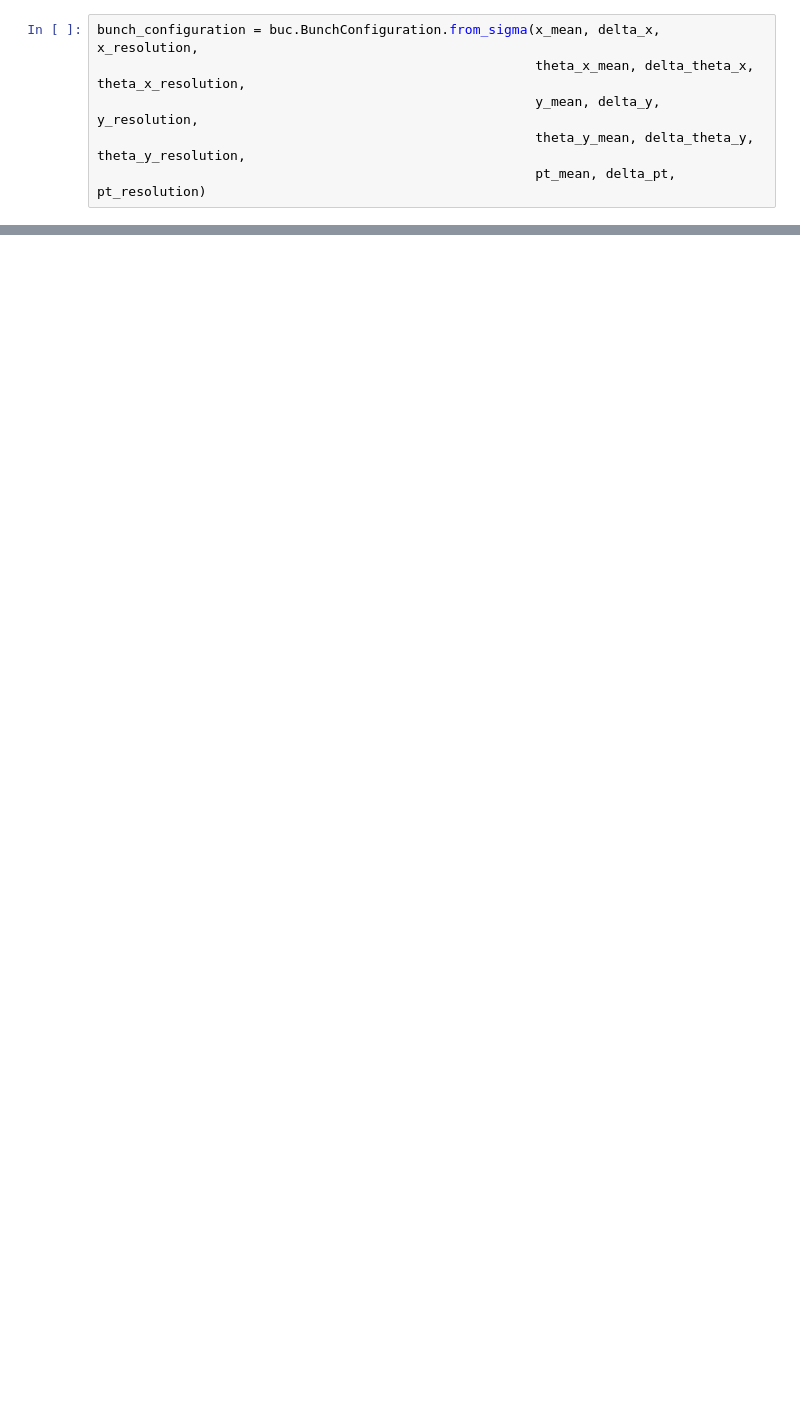
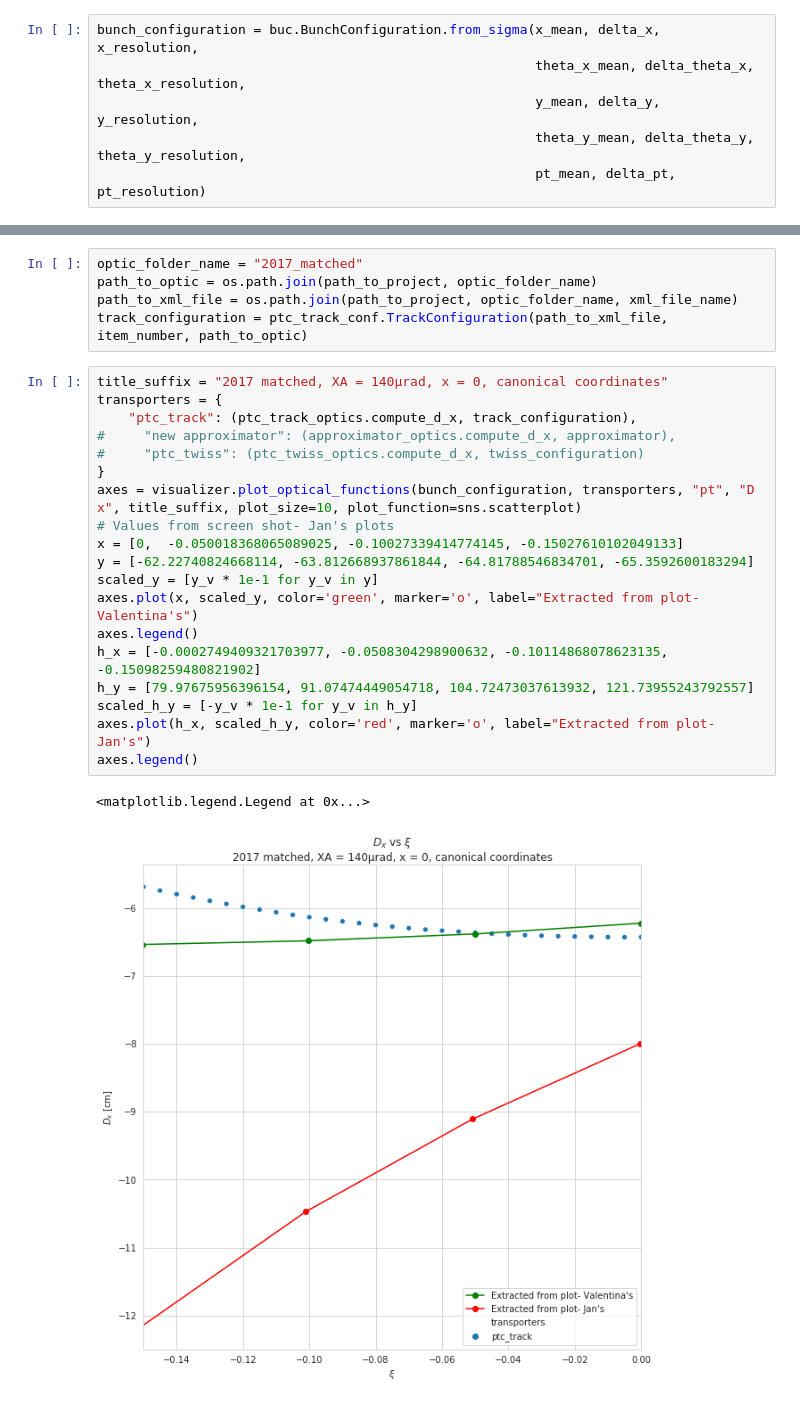
Before and after one commit to mucharafal/optics_generator_python, a Jupyter notebook: notebooks/Optics Parameters Compare.ipynb, the cells around one changed output, grey strips where cells are left out. Cells and saved outputs as stored; diff of their text form; blank space fills up the shorter version.

```diff
--- a/notebooks/Optics Parameters Compare.ipynb
+++ b/notebooks/Optics Parameters Compare.ipynb
@@ -69,0 +82,27 @@ title_suffix = "2017 nominal"
+# %%
+optic_folder_name = "2017_matched"
+path_to_optic = os.path.join(path_to_project, optic_folder_name)
+path_to_xml_file = os.path.join(path_to_project, optic_folder_name, xml_file_name)
+track_configuration = ptc_track_conf.TrackConfiguration(path_to_xml_file, item_number, path_to_optic)
+# %%
+title_suffix = "2017 matched, XA = 140μrad, x = 0, canonical coordinates"
+transporters = {
+    "ptc_track": (ptc_track_optics.compute_d_x, track_configuration),
+#     "new approximator": (approximator_optics.compute_d_x, approximator),
+#     "ptc_twiss": (ptc_twiss_optics.compute_d_x, twiss_configuration)
+}
+axes = visualizer.plot_optical_functions(bunch_configuration, transporters, "pt", "D x", title_suffix, plot_size=10, plot_function=sns.scatterplot)
+# Values from screen shot- Jan's plots
+x = [0,  -0.050018368065089025, -0.10027339414774145, -0.15027610102049133]
+y = [-62.22740824668114, -63.812668937861844, -64.81788546834701, -65.3592600183294]
+scaled_y = [y_v * 1e-1 for y_v in y]
+axes.plot(x, scaled_y, color='green', marker='o', label="Extracted from plot- Valentina's")
+axes.legend()
+h_x = [-0.0002749409321703977, -0.0508304298900632, -0.10114868078623135, -0.15098259480821902]
+h_y = [79.97675956396154, 91.07474449054718, 104.72473037613932, 121.73955243792557]
+scaled_h_y = [-y_v * 1e-1 for y_v in h_y]
+axes.plot(h_x, scaled_h_y, color='red', marker='o', label="Extracted from plot- Jan's")
+axes.legend()
+# %% [output]
+<matplotlib.legend.Legend at 0x...>
+[figure, added]
```
Also changed, not shown: parts of 13 cells of this notebook, 1 other file.
